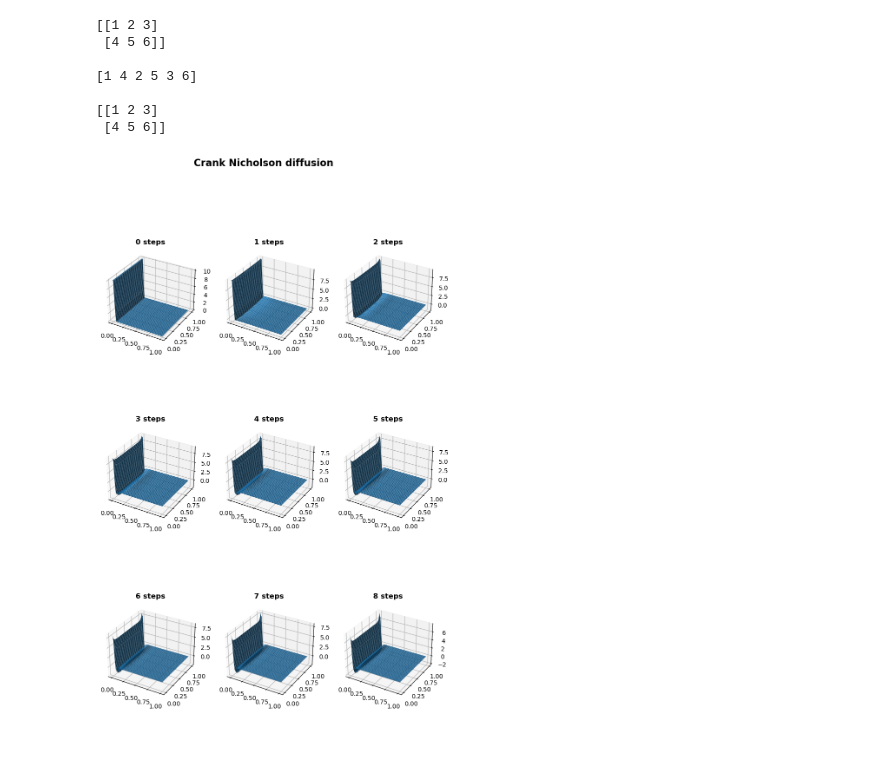
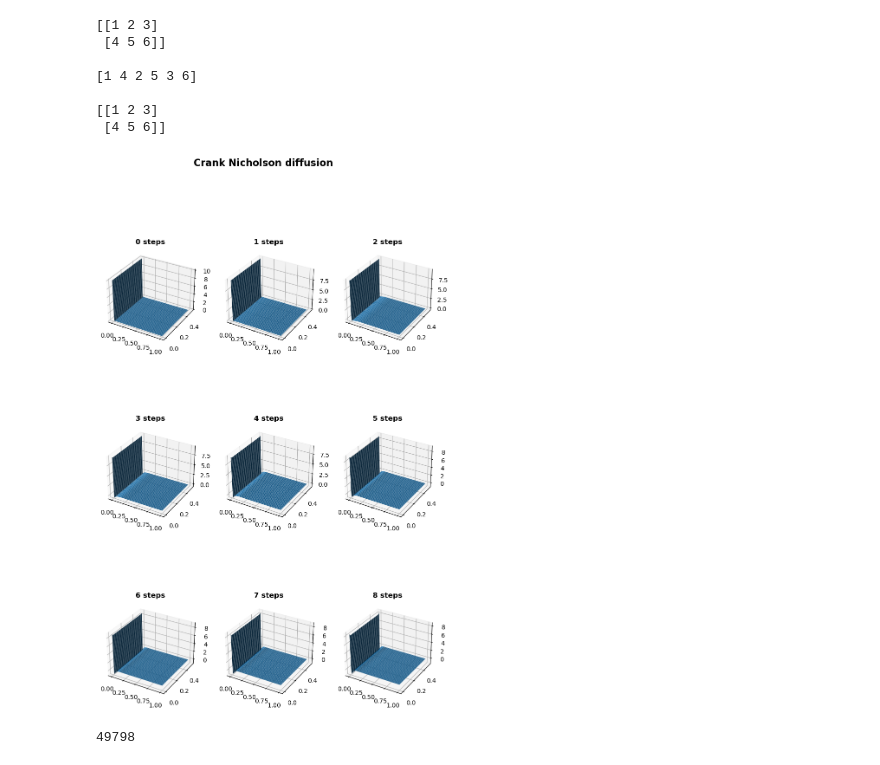
Before and after one commit to emmasorset/matmodh22, a Jupyter notebook: drodling.ipynb, the cells around one changed output. Saved outputs shown, nothing was run; the diff lists cells and outputs as text; code cells hidden in the pictures.

```diff
--- a/drodling.ipynb
+++ b/drodling.ipynb
@@ -45,6 +48,13 @@ Br = sp.diags([
 # %%
-RHS = sp.bmat([
-    [Bl if i==j else -A if abs(i-j)==1 else None for j in range(Nx)]
-    for i in range(Nx)]
-)
+#RHS = sp.bmat([
+#    [Br if i==j else -A if abs(i-j)==1 else None for j in range(Nx)]
+#    for i in range(Nx)]
+#)
+RHS = sp.diags([
+    np.ones(N) * (1-(mux+muy)),
+    np.ones(N) * (muy/2),
+    np.ones(N) * (muy/2),
+    np.ones(N) * (mux/2),
+    np.ones(N) * (mux/2)
+], offsets=[0,1,-1, Ny, -Ny], shape=[N,N])
 # %%
@@ -63,8 +78,8 @@ print(RHS.toarray()[:10,:10])
 # %%
 u = U.flatten(order='F')
 sols = [U]
-for i in range(int(10/dt)):
-    u = sp.linalg.spsolve(LHS, RHS@u)
+for i in range(int(1/dt)):
+    u = sp.linalg.spsolve(LHS, RHS @ u)
     if i%10==1:
         sols.append( u.reshape(U.shape, order='F'))
 # %%
@@ -82,5 +99,3 @@ plt.show()
-# %%
-fig, ax = plt.subplots(subplot)
 # %%
 def plot_solutions():
     N = sols[0].shape[0]-1
@@ -113,6 +127,0 @@ plot_solutions()
-# %%
-from matplotlib import cm
-fig, ax = plt.subplots(subplot_kw={"projection": "3d"})
-surf = ax.plot_surface(X, Y, sols[6], cmap=cm.coolwarm, linewidth=0, antialiased=False)
-fig.colorbar(surf, shrink=0.5, aspect=5)
-plt.show()
@@ -174,26 +183,30 @@ print(flattest.reshape(test.shape, order='F'))
 # %%
 fig = plt.figure(figsize=(10,15))
 # Orders the subplots nicely through matplotlib hacks
-X, Y = np.meshgrid(np.linspace(0,1,Nx), np.linspace(0,1,Ny))
+X, Y = np.meshgrid(np.linspace(0,1,Nx), np.linspace(0,.5,Ny))
 ax_dict = fig.subplot_mosaic(
     [
         ['c0'  , 'c1'  , 'c2'],
         ['c3'  , 'c4'  , 'c5'],
         ['c6'  , 'c7'  , 'c8'],
     ]
 )
 fig.suptitle(
     f'Crank Nicholson diffusion',
     fontsize=16, fontweight='bold'
 )
 i = 0
 for name, ax in ax_dict.items():
     ss = ax.get_subplotspec()                    # type: ignore
     ax.remove()
     ax = fig.add_subplot(ss, projection='3d')
     cycles = int(name[1:])
     ax.plot_surface(X, Y, sols[i])           # type: ignore
     ax.set_title(f'{cycles} steps', fontweight='bold')
     i += 1
 # %% [output]
-[figure, old version]
+[figure, new version]
+# %%
+10000 + (9999*2) + (10000-100)*2
+# %% [output]
+49798
```
Also changed, not shown: parts of 13 cells of this notebook.
